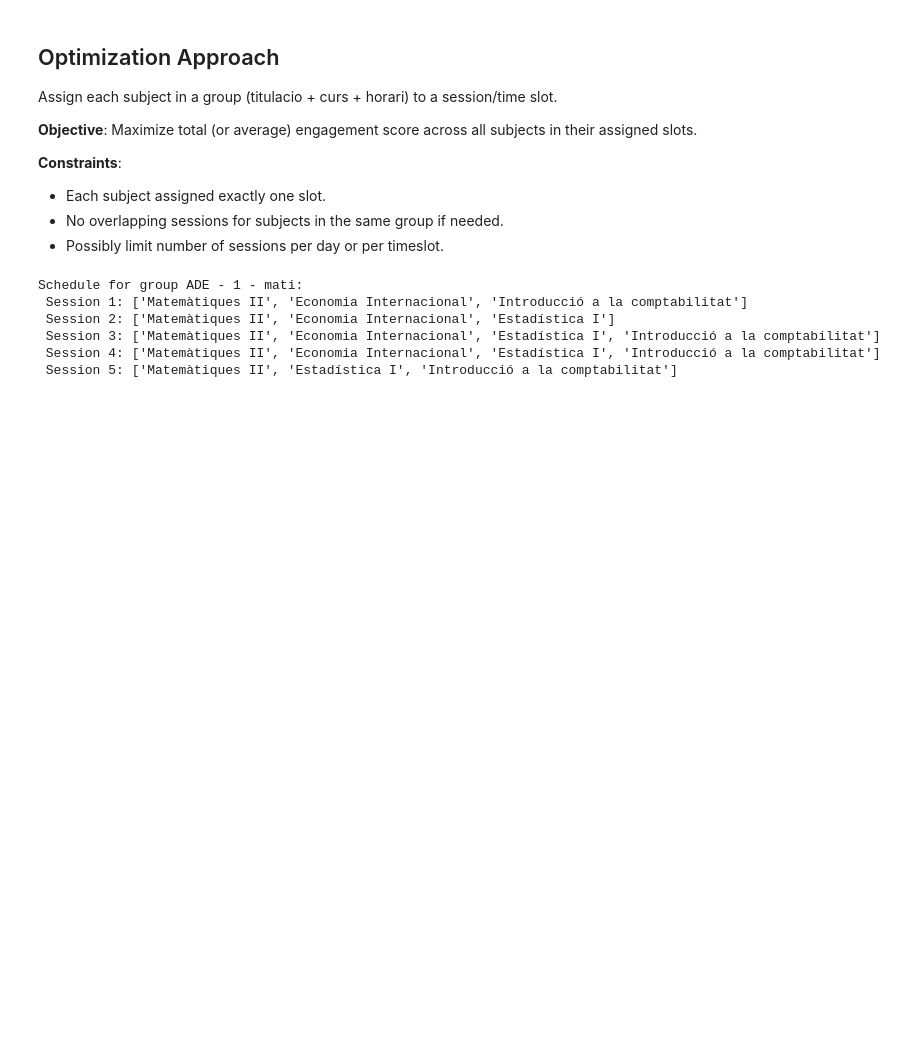
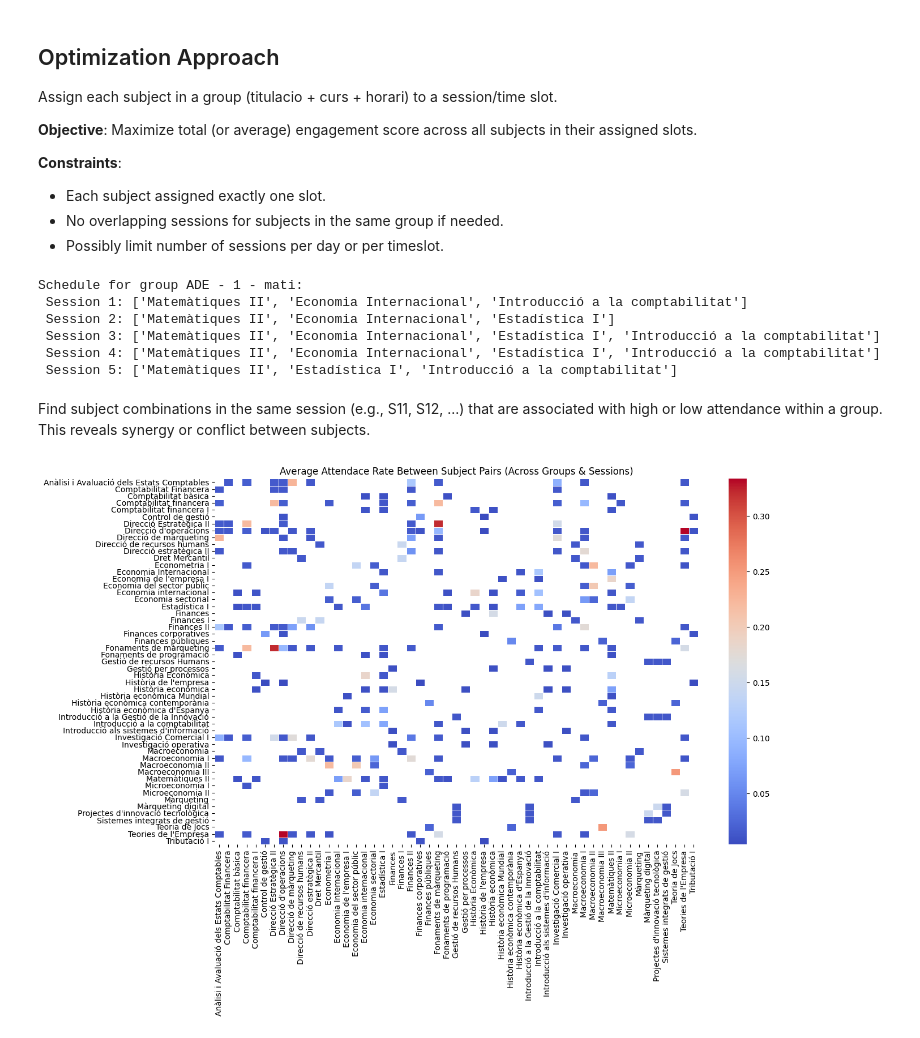
Before and after one commit to Gusgus127/SmartScheduling, a Jupyter notebook: attendance.ipynb, the cells around one changed output. Saved outputs shown, nothing was run; the diff lists cells and outputs as text; code cells hidden in the pictures; blank space fills up the shorter version.

```diff
--- a/attendance.ipynb
+++ b/attendance.ipynb
@@ -287,3 +281,71 @@ Schedule for group ADE - 1 - mati:
  Session 3: ['Matemàtiques II', 'Economia Internacional', 'Estadística I', 'Introducció a la comptabilitat']
  Session 4: ['Matemàtiques II', 'Economia Internacional', 'Estadística I', 'Introducció a la comptabilitat']
  Session 5: ['Matemàtiques II', 'Estadística I', 'Introducció a la comptabilitat']
+# %% [markdown]
+Find subject combinations in the same session (e.g., S11, S12, ...) that are associated with high or low attendance within a group. This reveals synergy or conflict between subjects.
+# %%
+import pandas as pd
+import matplotlib.pyplot as plt
+import seaborn as sns
+from itertools import combinations
+
+# Step 1: Reshape to long format
+def melt_attendance(attendance_df):
+    melted = attendance_df.melt(
+        id_vars=['assignatura', 'grup_estudi', 'matricules-assignatura'],
+        value_vars=session_cols,
+        var_name='session_code',
+        value_name='attendance_raw'
+    )
+    melted = melted.dropna(subset=['attendance_raw'])
+    melted = melted[melted['matricules-assignatura'] > 0]
+
+    # Normalize attendance
+    melted['attendance_rate'] = melted['attendance_raw'] / melted['matricules-assignatura']
+
+    return melted
+
+melted_df = melt_attendance(attendance_df)
+
+# Step 2: Group by group + session to get all subjects done together
+grouped_sessions = melted_df.groupby(['grup_estudi', 'session_code'])
+
+# Step 3: Build a co-occurrence matrix weighted by attendance
+from collections import defaultdict
+
+cooc = defaultdict(lambda: defaultdict(float))
+counts = defaultdict(lambda: defaultdict(int))
+
+for (group, session), group_data in grouped_sessions:
+    subjects = group_data['assignatura'].tolist()
+    attendance_avg = group_data['attendance_rate'].mean()  # or use sum if preferred
+
+    for subj1, subj2 in combinations(sorted(set(subjects)), 2):
+        cooc[subj1][subj2] += attendance_avg
+        cooc[subj2][subj1] += attendance_avg
+        counts[subj1][subj2] += 1
+        counts[subj2][subj1] += 1
+
+# Step 4: Create DataFrame for heatmap
+subject_list = sorted(set(melted_df['assignatura']))
+cooc_matrix = pd.DataFrame(index=subject_list, columns=subject_list)
+
+for s1 in subject_list:
+    for s2 in subject_list:
+        if counts[s1][s2] > 0:
+            cooc_matrix.loc[s1, s2] = cooc[s1][s2] / counts[s1][s2]
+        else:
+            cooc_matrix.loc[s1, s2] = None
+
+cooc_matrix = cooc_matrix.astype(float)
+
+# Step 5: Visualize
+plt.figure(figsize=(14, 10))
+sns.heatmap(cooc_matrix, cmap='coolwarm', annot=False, fmt=".1f", linewidths=0.5)
+plt.title("Average Attendace Rate Between Subject Pairs (Across Groups & Sessions)")
+plt.xticks(rotation=90)
+plt.yticks(rotation=0)
+plt.tight_layout()
+plt.show()
+# %% [output]
+[figure, added]
```
Also changed, not shown: parts of 2 cells of this notebook, 3 other files.
